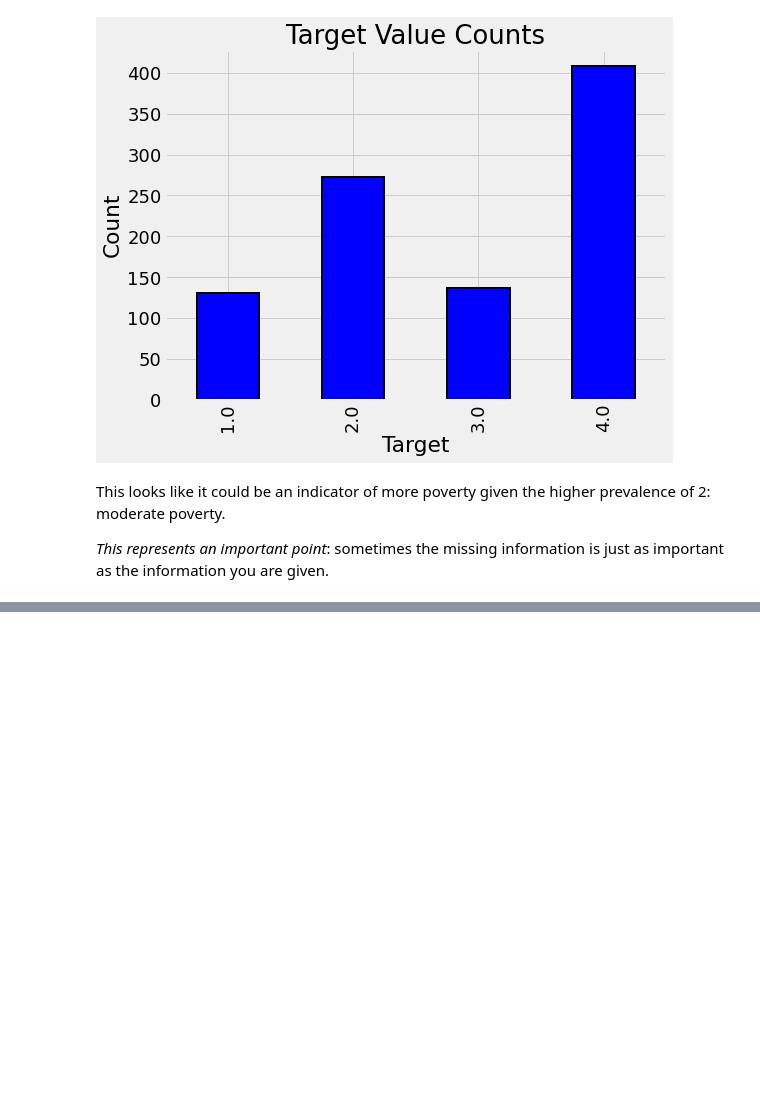
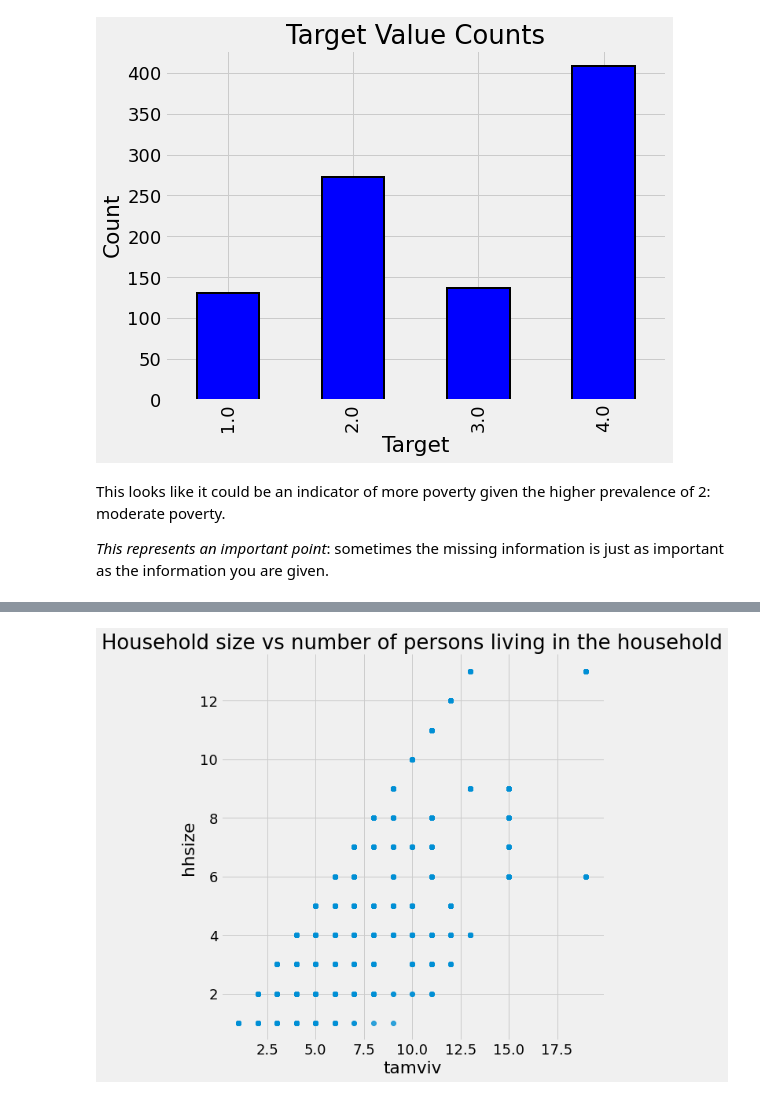
Before and after one commit to SM-Jang/kaggle, a Jupyter notebook: kaggle/household/household1.ipynb, the cells around one changed output, grey strips where cells are left out. Cells and saved outputs as stored; diff of their text form; code cells hidden in the pictures; blank space fills up the shorter version.

```diff
--- a/kaggle/household/household1.ipynb
+++ b/kaggle/household/household1.ipynb
@@ -625,0 +657,34 @@ This looks like it could be an indicator of more poverty given the higher preval
+# %%
+id_ = ['Id', 'idhogar', 'Target']
+ind_bool = ['v18q', 'dis', 'male', 'female', 'estadocivil1', 'estadocivil2', 'estadocivil3',
+            'estadocivil4', 'estadocivil5', 'estadocivil6', 'estadocivil7',
+            'parentesco1', 'parentesco2',  'parentesco3', 'parentesco4', 'parentesco5',
+            'parentesco6', 'parentesco7', 'parentesco8',  'parentesco9', 'parentesco10',
+            'parentesco11', 'parentesco12', 'instlevel1', 'instlevel2', 'instlevel3',
+            'instlevel4', 'instlevel5', 'instlevel6', 'instlevel7', 'instlevel8',
+            'instlevel9', 'mobilephone', 'rez_esc-missing']
+
+ind_ordered = ['rez_esc', 'escolari', 'age']
+hh_bool = ['hacdor', 'hacapo', 'v14a', 'refrig', 'paredblolad', 'paredzocalo',
+           'paredpreb','pisocemento', 'pareddes', 'paredmad',
+           'paredzinc', 'paredfibras', 'paredother', 'pisomoscer', 'pisoother',
+           'pisonatur', 'pisonotiene', 'pisomadera',
+           'techozinc', 'techoentrepiso', 'techocane', 'techootro', 'cielorazo',
+           'abastaguadentro', 'abastaguafuera', 'abastaguano',
+            'public', 'planpri', 'noelec', 'coopele', 'sanitario1',
+           'sanitario2', 'sanitario3', 'sanitario5',   'sanitario6',
+           'energcocinar1', 'energcocinar2', 'energcocinar3', 'energcocinar4',
+           'elimbasu1', 'elimbasu2', 'elimbasu3', 'elimbasu4',
+           'elimbasu5', 'elimbasu6', 'epared1', 'epared2', 'epared3',
+           'etecho1', 'etecho2', 'etecho3', 'eviv1', 'eviv2', 'eviv3',
+           'tipovivi1', 'tipovivi2', 'tipovivi3', 'tipovivi4', 'tipovivi5',
+           'computer', 'television', 'lugar1', 'lugar2', 'lugar3',
+           'lugar4', 'lugar5', 'lugar6', 'area1', 'area2', 'v2a1-missing']
+
+hh_ordered = [ 'rooms', 'r4h1', 'r4h2', 'r4h3', 'r4m1','r4m2','r4m3', 'r4t1',  'r4t2',
+              'r4t3', 'v18q1', 'tamhog','tamviv','hhsize','hogar_nin',
+              'hogar_adul','hogar_mayor','hogar_total',  'bedrooms', 'qmobilephone']
+
+hh_cont = ['v2a1', 'dependency', 'edjefe', 'edjefa', 'meaneduc', 'overcrowding']
+sqr_ = ['SQBescolari', 'SQBage', 'SQBhogar_total', 'SQBedjefe',
+        'SQBhogar_nin', 'SQBovercrowding', 'SQBdependency', 'SQBmeaned', 'agesq']
@@ -625,0 +803,6 @@ This looks like it could be an indicator of more poverty given the higher preval
+# %%
+sns.lmplot(x='tamviv', y='hhsize', data=data, fit_reg=False, height=8)
+plt.title('Household size vs number of persons living in the household')
+plt.show()
+# %% [output]
+[figure, added]
```
Also changed, not shown: parts of 48 cells of this notebook.
